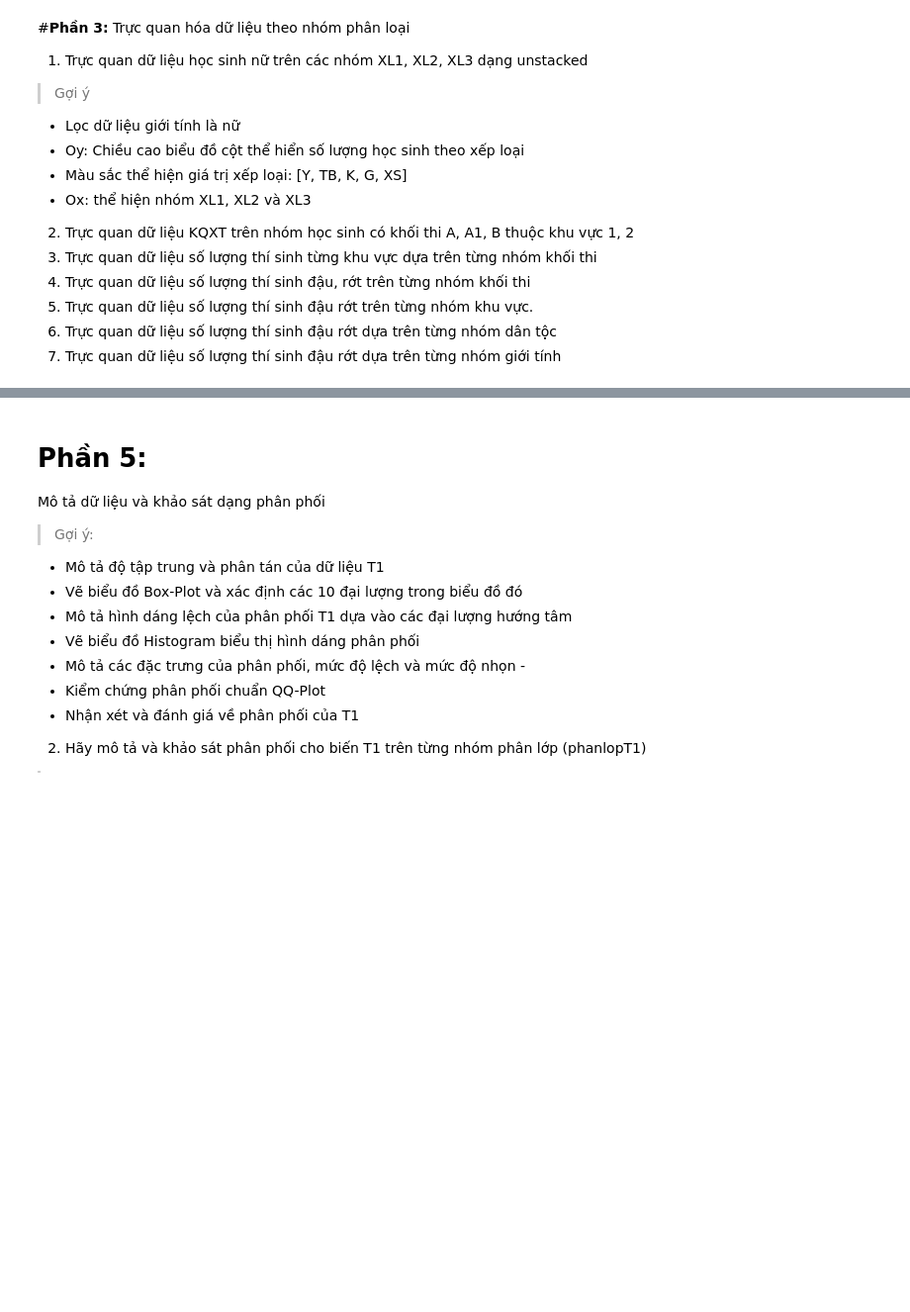
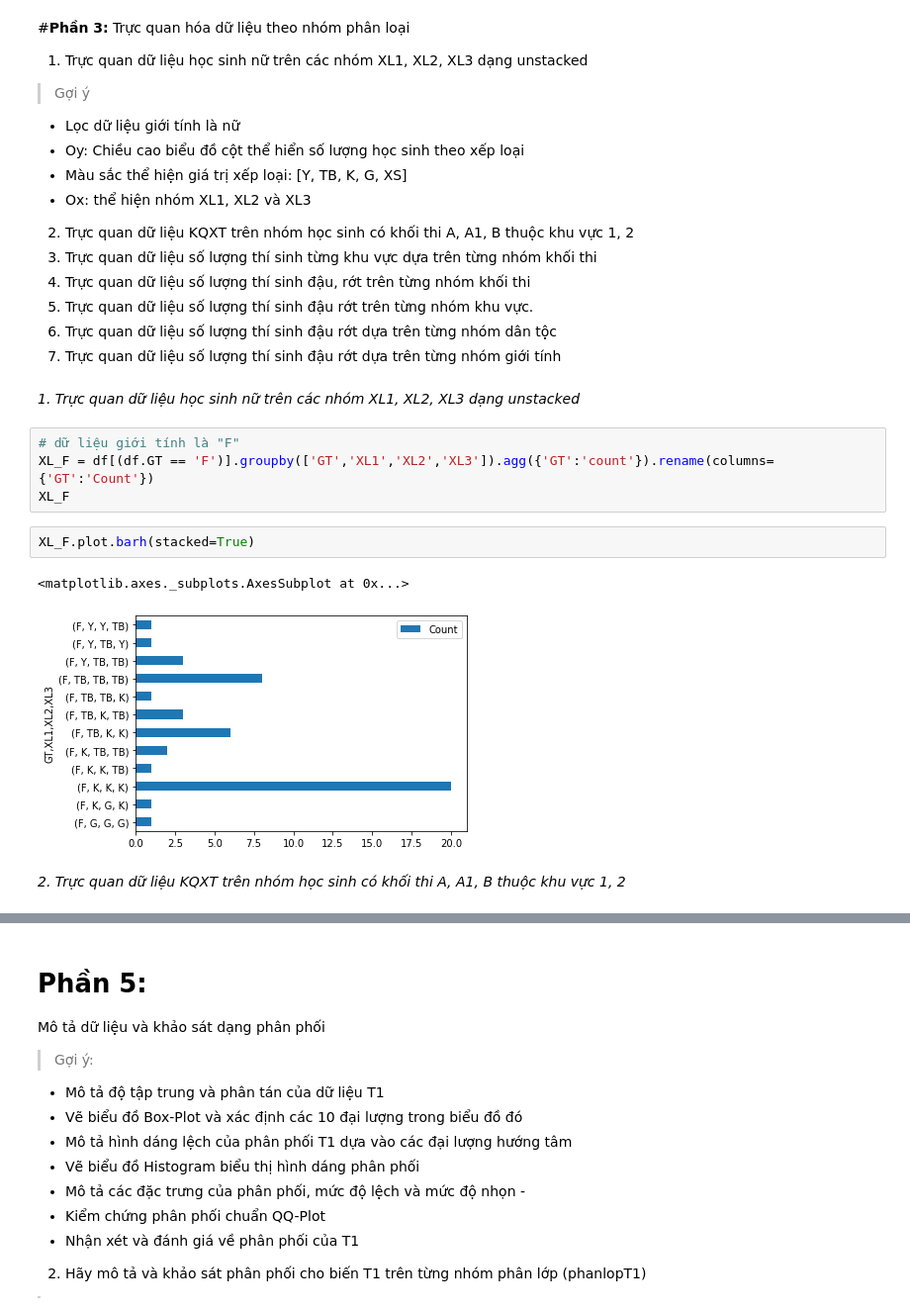
Before and after one commit to NgaanLee/DataAnalystDeepLearning, a Jupyter notebook: Homeworks_Lap02.ipynb, the cells around one changed output, grey strips where cells are left out. Shown at 99% size. Saved outputs shown, nothing was run; the diff lists cells and outputs as text; blank space fills up the shorter version.

```diff
--- a/Homeworks_Lap02.ipynb
+++ b/Homeworks_Lap02.ipynb
@@ -315,3 +315,16 @@ Trực quan hóa dữ liệu theo nhóm phân loại
 5. Trực quan dữ liệu số lượng thí sinh đậu rớt trên từng nhóm khu vực.
 6. Trực quan dữ liệu số lượng thí sinh đậu rớt dựa trên từng nhóm dân tộc
 7. Trực quan dữ liệu số lượng thí sinh đậu rớt dựa trên từng nhóm giới tính
+# %% [markdown]
+*1. Trực quan dữ liệu học sinh nữ trên các nhóm XL1, XL2, XL3 dạng unstacked*
+# %%
+# dữ liệu giới tính là "F"
+XL_F = df[(df.GT == 'F')].groupby(['GT','XL1','XL2','XL3']).agg({'GT':'count'}).rename(columns={'GT':'Count'})
+XL_F
+# %%
+XL_F.plot.barh(stacked=True)
+# %% [output]
+<matplotlib.axes._subplots.AxesSubplot at 0x...>
+[figure, added]
+# %% [markdown]
+*2. Trực quan dữ liệu KQXT trên nhóm học sinh có khối thi A, A1, B thuộc khu vực 1, 2*
```
Also changed, not shown: parts of 51 cells of this notebook.
